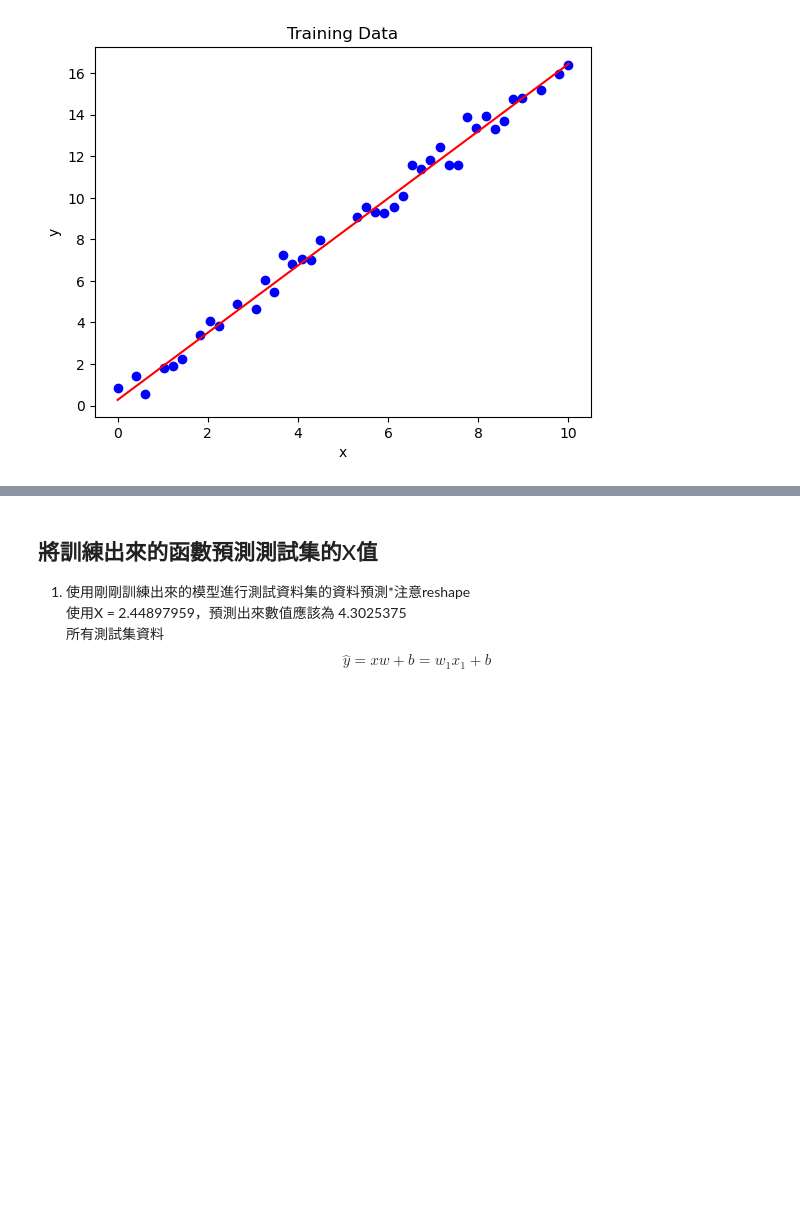
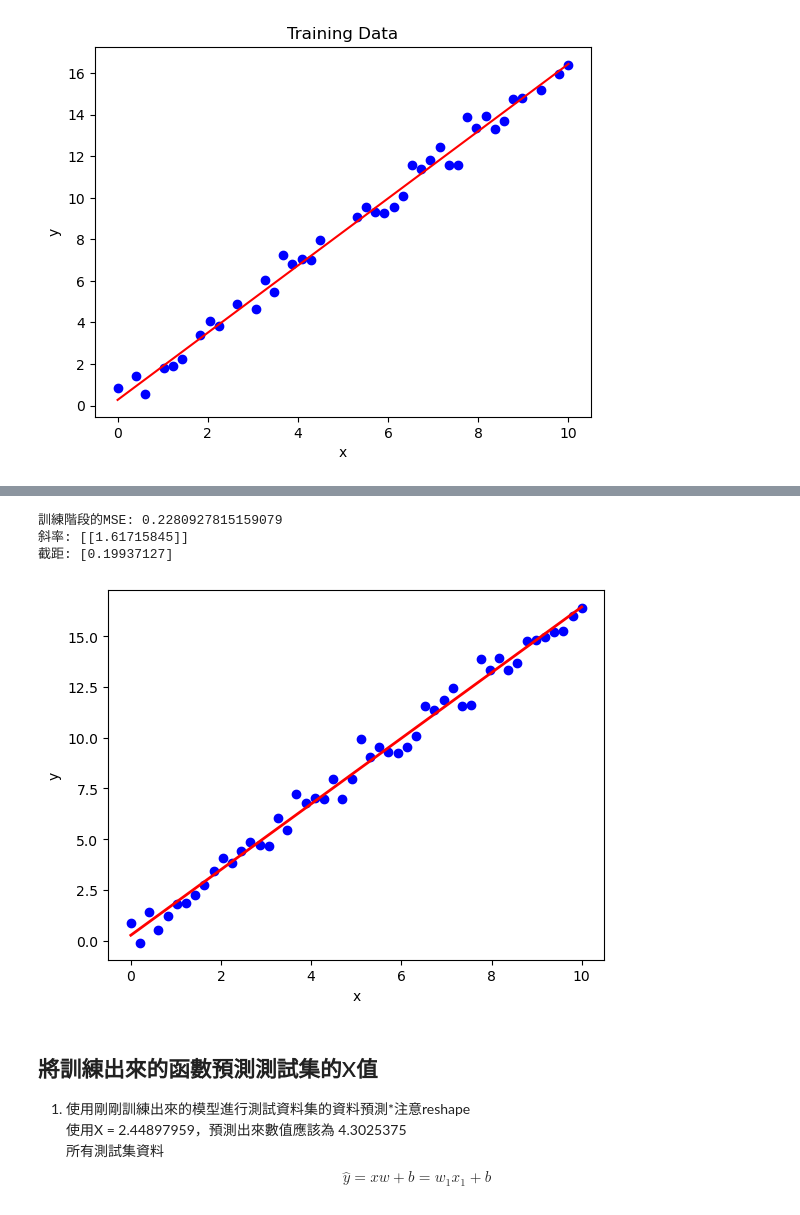
Before and after one commit to ML377-Mark/IMLP, a Jupyter notebook: Unit04/Linear Regression_HW.ipynb, the cells around one changed output, grey strips where cells are left out. Drawn from its saved outputs; the diff is of its cells as text; code cells hidden in the pictures; blank space fills up the shorter version.

```diff
--- a/Unit04/Linear Regression_HW.ipynb
+++ b/Unit04/Linear Regression_HW.ipynb
@@ -133,3 +155,66 @@ NameError: name 'X_test' is not defined
+# %%
+from sklearn.linear_model import LinearRegression
+from sklearn.metrics import mean_squared_error
+from sklearn.model_selection import train_test_split
+import matplotlib.pyplot as plt
+
+# 將資料轉成 n_samples x n_features 的格式
+X = x.reshape(-1, 1)
+y = y.reshape(-1, 1)
+
+# 建立 LinearRegression 物件
+reg = LinearRegression()
+
+# 將資料分成訓練集和測試集
+X_train, X_test, y_train, y_test = train_test_split(X, y, test_size=0.2, random_state=30)
+
+# 使用訓練資料進行模型訓練
+reg.fit(X_train, y_train)
+
+# 使用訓練好的模型進行預測
+y_pred_train = reg.predict(X_train)
+y_pred_test = reg.predict(X_test)
+
+# 計算訓練階段的MSE
+mse_train = mean_squared_error(y_train, y_pred_train)
+
+print("訓練階段的MSE:", mse_train)
+
+#列印出訓練完成之函數的斜率與截距
+W=reg.coef_#斜率
+print("斜率:", W)
+
+b=reg.intercept_ #截距
+print("截距:",b)
+
+
+# 使用訓練資料進行模型訓練
+reg.fit(X, y)
+
+# 使用訓練好的模型進行預測
+y_pred = reg.predict(X)
+
+# 畫出原始資料點
+plt.scatter(x, y, color='blue')
+
+# 畫出預測曲線
+plt.plot(x, y_pred, color='red', linewidth=2)
+
+# 預測測試資料
+y_pred_test = reg.predict(X_test)
+
+
+# 設定x軸和y軸的標籤
+plt.xlabel('x')
+plt.ylabel('y')
+
+# 顯示圖形
+plt.show()
+# %% [output]
+訓練階段的MSE: 0.2280927815159079
+斜率: [[1.61715845]]
+截距: [0.19937127]
+[figure, added]
 # %% [markdown]
 ## 將訓練出來的函數預測測試集的X值
 1. 使用剛剛訓練出來的模型進行測試資料集的資料預測*注意reshape<br>
```
Also changed, not shown: parts of 5 cells of this notebook.
